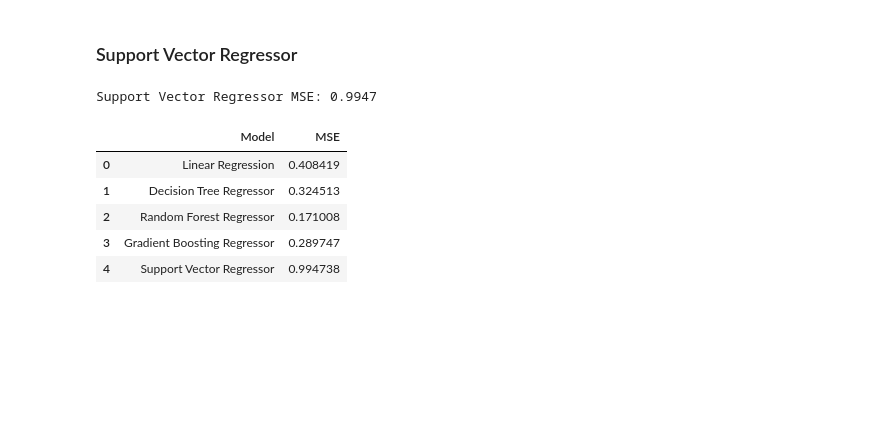
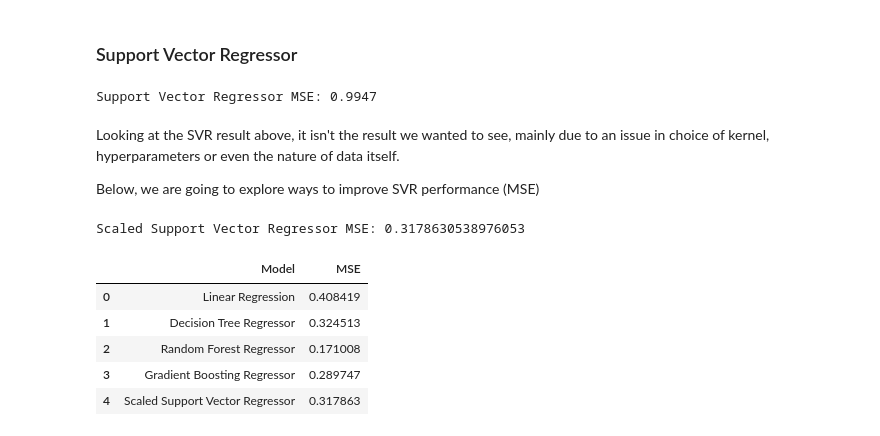
Before and after one commit to Jen-uis/Customer-Segmentation-Analysis, a Jupyter notebook: Project-Code.ipynb, the cells around one changed output. Drawn from its saved outputs; the diff is of its cells as text; code cells hidden in the pictures; blank space fills up the shorter version.

Commit message:
Returned a decent Scaled Support Vector Regressor MSE. Changes in Part III: Model Selection

```diff
--- a/Project-Code.ipynb
+++ b/Project-Code.ipynb
@@ -457,31 +459,64 @@ mse_svr = mean_squared_error(Y_test, Y_pred_svr)
 print(f'Support Vector Regressor MSE: {mse_svr:.4f}')
 # %% [output]
 Support Vector Regressor MSE: 0.9947
+# %% [markdown]
+Looking at the SVR result above, it isn't the result we wanted to see, mainly due to an issue in choice of kernel, hyperparameters or even the nature of data itself.
+
+Below, we are going to explore ways to improve SVR performance (MSE)
+# %%
+# Standardize the data before implementing SVR improvements
+scaler = StandardScaler()
+X_train_scaled = scaler.fit_transform(X_train)
+X_test_scaled = scaler.fit_transform(X_test)
+
+# Define parameter grids for GridSearchCV
+param_grid = {
+    'kernel' : ['linear', 'poly', 'rbf'],
+    'C' : [0.1, 1, 10],
+    'epsilon' : [0.01, 0.1, 1]
+}
+# %%
+# GridSearchCV
+svr = SVR()
+grid_search = GridSearchCV(svr, param_grid, cv = 5, scoring = 'neg_mean_squared_error', n_jobs = -1)
+grid_search.fit(X_train_scaled, Y_train)
+
+# Get the model from gridsearchcv
+best_svr = grid_search.best_estimator_
+
+# Make predictions
+Y_pred_svr_scaled = best_svr.predict(X_test_scaled)
+
+# Evaluate models
+mse_svr_scaled = mean_squared_error(Y_test, Y_pred_svr_scaled)
+print(f'Scaled Support Vector Regressor MSE: {mse_svr_scaled}')
+# %% [output]
+Scaled Support Vector Regressor MSE: 0.3178630538976053
 # %%
 # Create Model Performance
 mse_performance_summary = {
     'Model': [
         'Linear Regression',
         'Decision Tree Regressor',
         'Random Forest Regressor',
         'Gradient Boosting Regressor',
-        'Support Vector Regressor'
+        'Scaled Support Vector Regressor'
     ],
     'MSE': [
         mse_lr,
         mse_dt,
         mse_rf,
         mse_gbm,
-        mse_svr
+        mse_svr_scaled
     ]
 }
 
 performance_df = pd.DataFrame(mse_performance_summary)
 performance_df
 # %% [output]
 |  | Model | MSE |
 | 0 | Linear Regression | 0.408419 |
 | 1 | Decision Tree Regressor | 0.324513 |
 | 2 | Random Forest Regressor | 0.171008 |
 | 3 | Gradient Boosting Regressor | 0.289747 |
-| 4 | Support Vector Regressor | 0.994738 |
+| 4 | Scaled Support Vector Regressor | 0.317863 |
```
Also changed, not shown: parts of 1 cell of this notebook.
